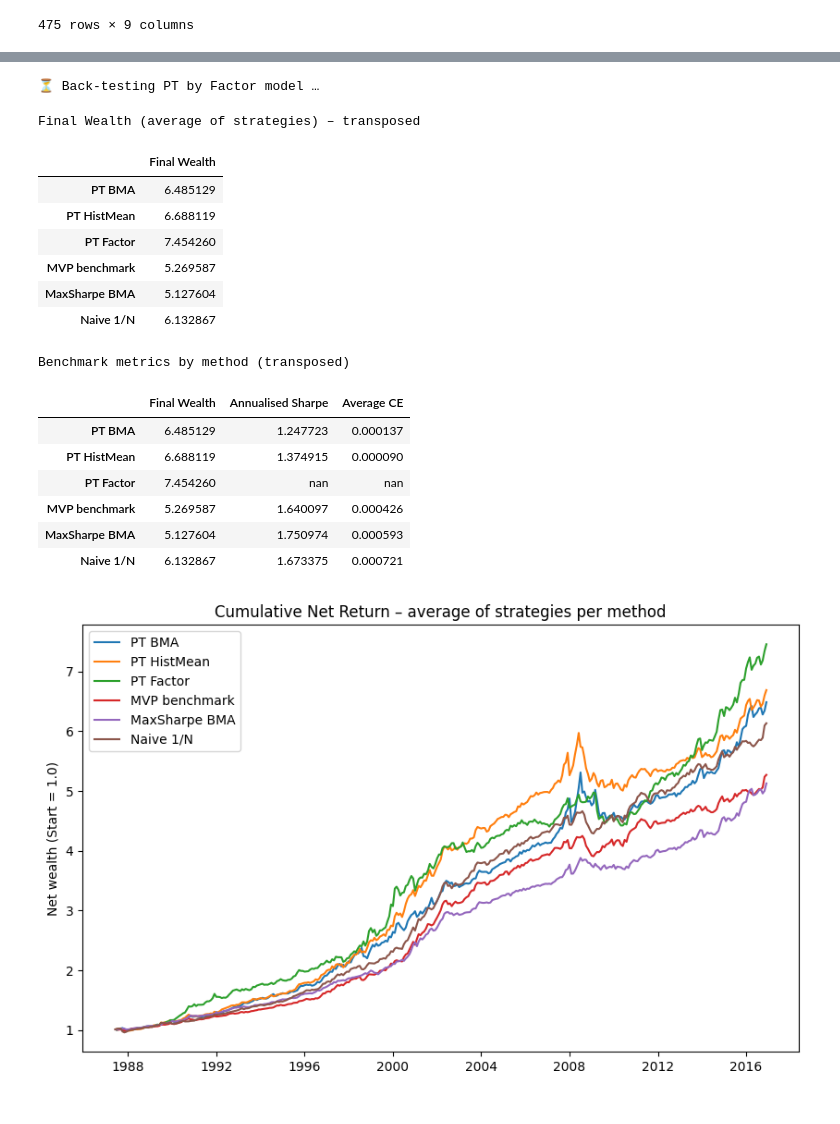
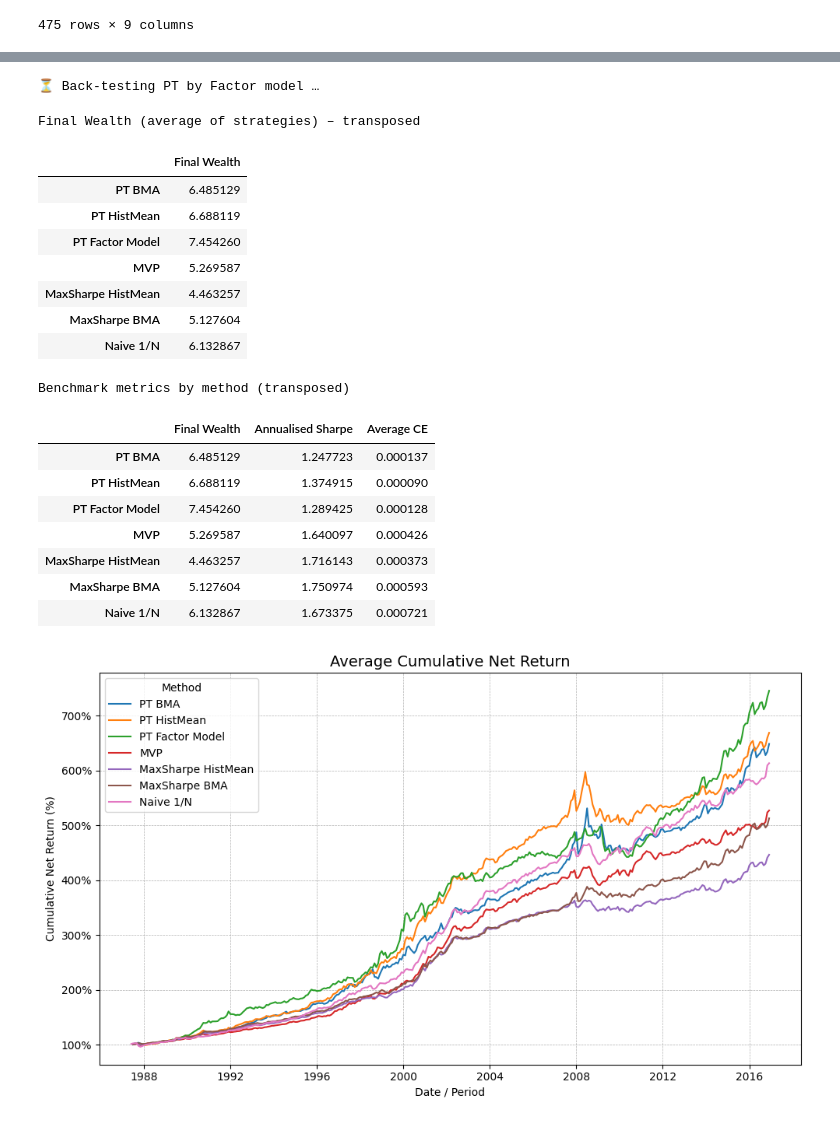
Before and after one commit to CheeseT99/speciale_repo, a Jupyter notebook: jupyternotebooks/results_pt_avg.ipynb, the cells around one changed output, grey strips where cells are left out. Saved outputs shown, nothing was run; the diff lists cells and outputs as text; code cells hidden in the pictures.

```diff
--- a/jupyternotebooks/results_pt_avg.ipynb
+++ b/jupyternotebooks/results_pt_avg.ipynb
@@ -136,7 +136,7 @@ results_by_method = {
     "PT BMA":            results_bma,
     "PT HistMean":       results_hist,
     "PT Factor Model":  results_dict_factor_model,
-    "MVP benchmark":     results_mvp,
+    "MVP":     results_mvp,
     "MaxSharpe BMA":     results_bma_ms,
     "MaxSharpe HistMean": results_dict_max_sharpe,
     "Naive 1/N":         results_naive,
@@ -301,9 +322,18 @@ comparison_df
 pt_methods = ["PT BMA", "PT HistMean", "PT Factor Model"]
 for m in pt_methods:
     display(pd.DataFrame({
-        "Sharpe Ratio": comparison_df[comparison_df.Method == m]["Sharpe Ratio"],
         "Final Wealth": comparison_df[comparison_df.Method == m]["Final Wealth"],
+
+
+        "Max Drawdown": comparison_df[comparison_df.Method == m]["Max Drawdown"],
+        "HHI": comparison_df[comparison_df.Method == m]["HHI"],
+       "Sharpe Ratio": comparison_df[comparison_df.Method == m]["Sharpe Ratio"]*np.sqrt(12),
+        "Mean Return": comparison_df[comparison_df.Method == m]["Mean Return"],
+        "Std Dev": comparison_df[comparison_df.Method == m]["Std Dev"],
+
+
         "Certainty Equivalance": comparison_df[comparison_df.Method == m]["Certainty Equivalent"],
+    #   "HHI": comparison_df[comparison_df.Method == m]["HHI"],
     }).sort_values("Sharpe Ratio", ascending=False).style.set_caption(f"{m} – Strategy‑level Results"))
 # %% [output]
 PT BMA – Strategy‑level Results
@@ -394,8 +458,9 @@ print("⏳ Back-testing PT by Factor model …")
 results_by_method = {
     "PT BMA":            results_bma,
     "PT HistMean":       results_hist,
-    "PT Factor":         results_dict_factor_model,           # ← newly added
-    "MVP benchmark":     results_mvp,
+    "PT Factor Model":         results_dict_factor_model,           # ← newly added
+    "MVP":     results_mvp,
+    "MaxSharpe HistMean": results_dict_max_sharpe,
     "MaxSharpe BMA":     results_bma_ms,
     "Naive 1/N":         results_naive,
 }
@@ -425,26 +490,45 @@ Final Wealth (average of strategies) – transposed
 |  | Final Wealth |
 | PT BMA | 6.485129 |
 | PT HistMean | 6.688119 |
-| PT Factor | 7.454260 |
-| MVP benchmark | 5.269587 |
+| PT Factor Model | 7.454260 |
+| MVP | 5.269587 |
+| MaxSharpe HistMean | 4.463257 |
 | MaxSharpe BMA | 5.127604 |
 | Naive 1/N | 6.132867 |
 Benchmark metrics by method (transposed)
 |  | Final Wealth | Annualised Sharpe | Average CE |
 | PT BMA | 6.485129 | 1.247723 | 0.000137 |
 | PT HistMean | 6.688119 | 1.374915 | 0.000090 |
-| PT Factor | 7.454260 | nan | nan |
-| MVP benchmark | 5.269587 | 1.640097 | 0.000426 |
+| PT Factor Model | 7.454260 | 1.289425 | 0.000128 |
+| MVP | 5.269587 | 1.640097 | 0.000426 |
+| MaxSharpe HistMean | 4.463257 | 1.716143 | 0.000373 |
 | MaxSharpe BMA | 5.127604 | 1.750974 | 0.000593 |
 | Naive 1/N | 6.132867 | 1.673375 | 0.000721 |
 # %%
-# --- Plot cumulative net‑returns ----------------------------------
 plt.figure(figsize=(10, 6))
 for col in cum_net_df.columns:
     plt.plot(cum_net_df.index, cum_net_df[col], label=col)
-plt.title("Cumulative Net Return – average of strategies per method")
-plt.ylabel("Net wealth (Start = 1.0)")
-plt.legend()
+
+# grab current axes
+ax = plt.gca()
+
+# titles & labels
+ax.set_title("Average Cumulative Net Return", fontsize=14)
+ax.set_xlabel("Date / Period")
+ax.set_ylabel("Cumulative Net Return (%)")
+
+# format y-axis ticks as percentages
+ax.yaxis.set_major_formatter(FuncFormatter(lambda y, _: f'{y*100:.0f}%'))
+
+# legend with title and best location
+ax.legend(title="Method", loc="best")
+
+# light dashed gridlines
+ax.grid(True, linestyle="--", linewidth=0.5)
+
+# tighten up margins
+plt.tight_layout()
+
 plt.show()
 # %% [output]
-[figure, old version]
+[figure, new version]
```
Also changed, not shown: parts of 13 cells of this notebook, 3 other files.
